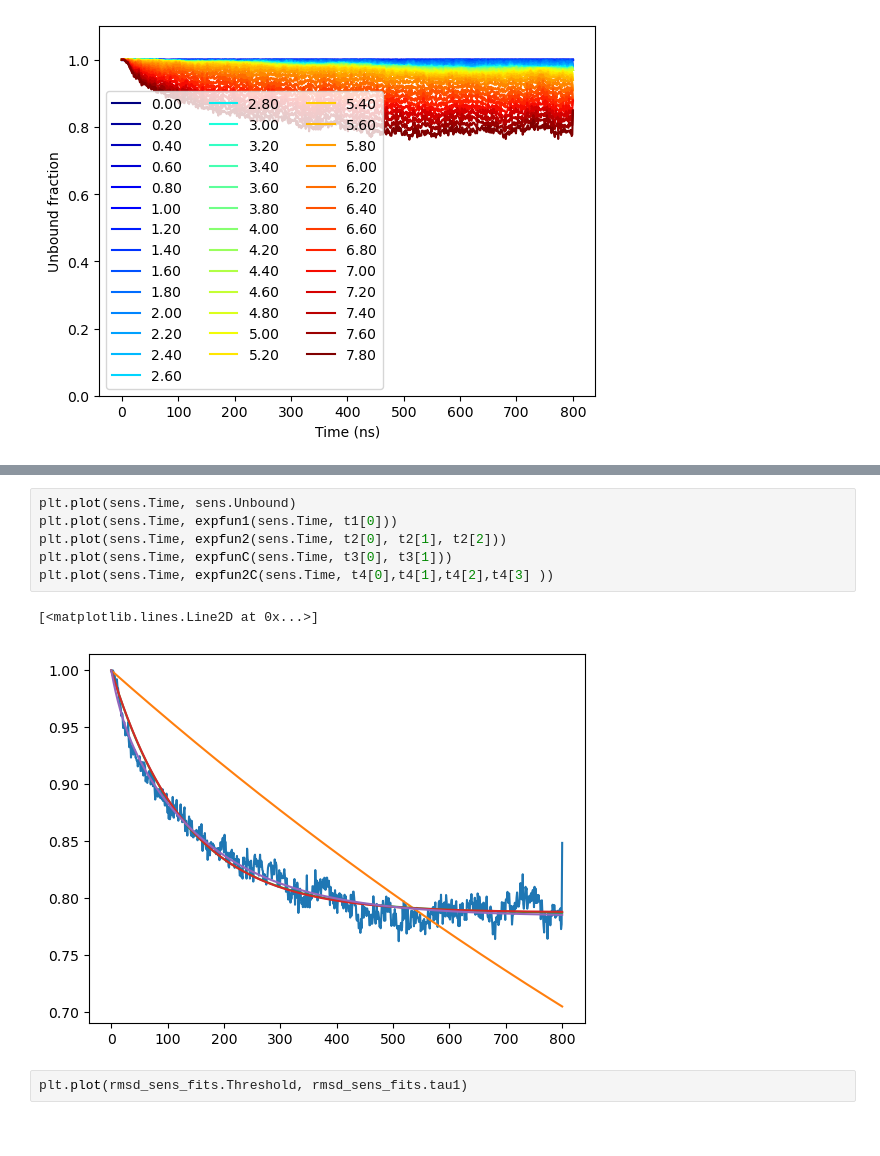
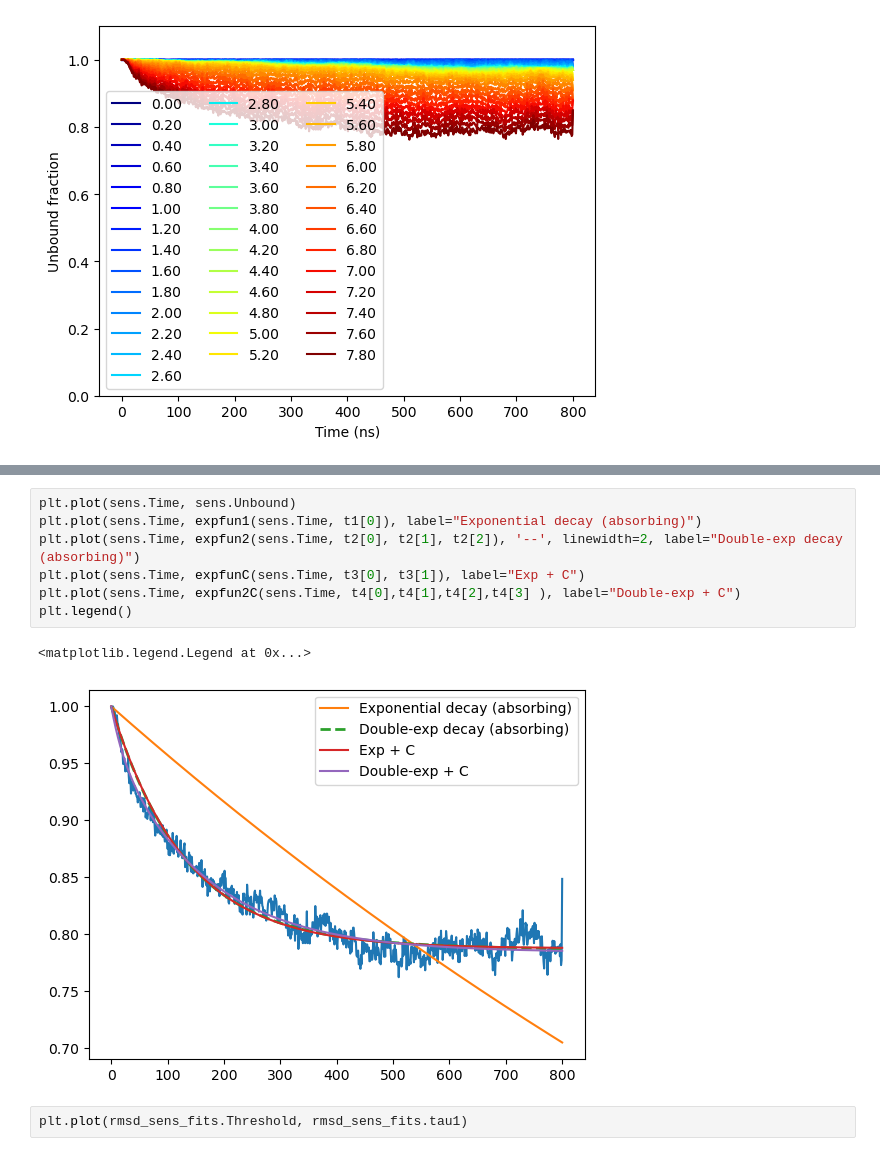
Before and after one commit to giorginolab/sh2-som, a Jupyter notebook: 2-survival-plots.ipynb, the cells around one changed output, grey strips where cells are left out. Cells and saved outputs as stored; diff of their text form.

```diff
--- a/2-survival-plots.ipynb
+++ b/2-survival-plots.ipynb
@@ -299,12 +302,13 @@ rmsd_sens_fits
 # %%
 plt.plot(sens.Time, sens.Unbound)
-plt.plot(sens.Time, expfun1(sens.Time, t1[0]))
-plt.plot(sens.Time, expfun2(sens.Time, t2[0], t2[1], t2[2]))
-plt.plot(sens.Time, expfunC(sens.Time, t3[0], t3[1]))
-plt.plot(sens.Time, expfun2C(sens.Time, t4[0],t4[1],t4[2],t4[3] ))
+plt.plot(sens.Time, expfun1(sens.Time, t1[0]), label="Exponential decay (absorbing)")
+plt.plot(sens.Time, expfun2(sens.Time, t2[0], t2[1], t2[2]), '--', linewidth=2, label="Double-exp decay (absorbing)")
+plt.plot(sens.Time, expfunC(sens.Time, t3[0], t3[1]), label="Exp + C")
+plt.plot(sens.Time, expfun2C(sens.Time, t4[0],t4[1],t4[2],t4[3] ), label="Double-exp + C")
+plt.legend()
 # %% [output]
-[<matplotlib.lines.Line2D at 0x...>]
+<matplotlib.legend.Legend at 0x...>
-[figure, old version]
+[figure, new version]
 # %%
 plt.plot(rmsd_sens_fits.Threshold, rmsd_sens_fits.tau1)
 # %% [output]
```
Also changed, not shown: parts of 12 cells of this notebook, 2 other files.
